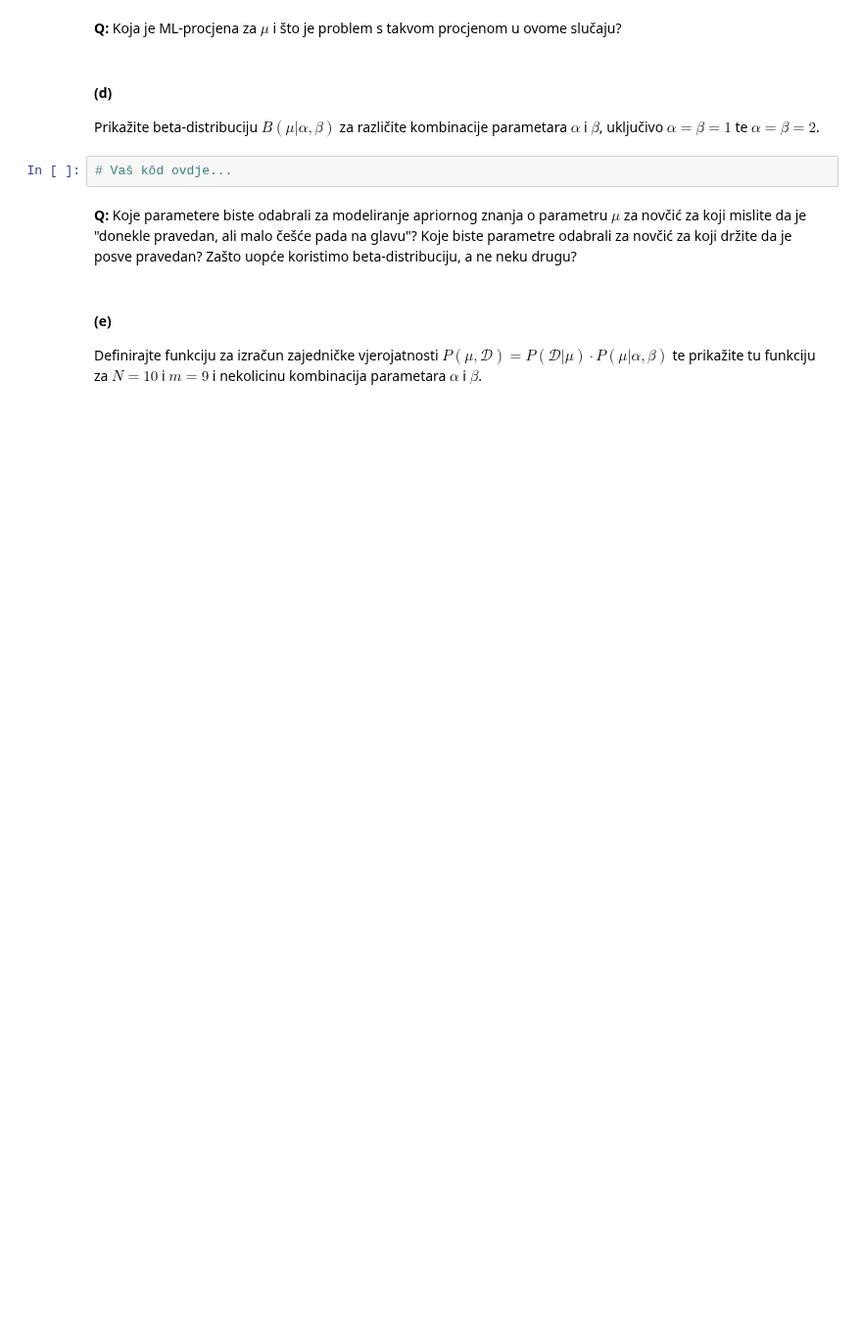
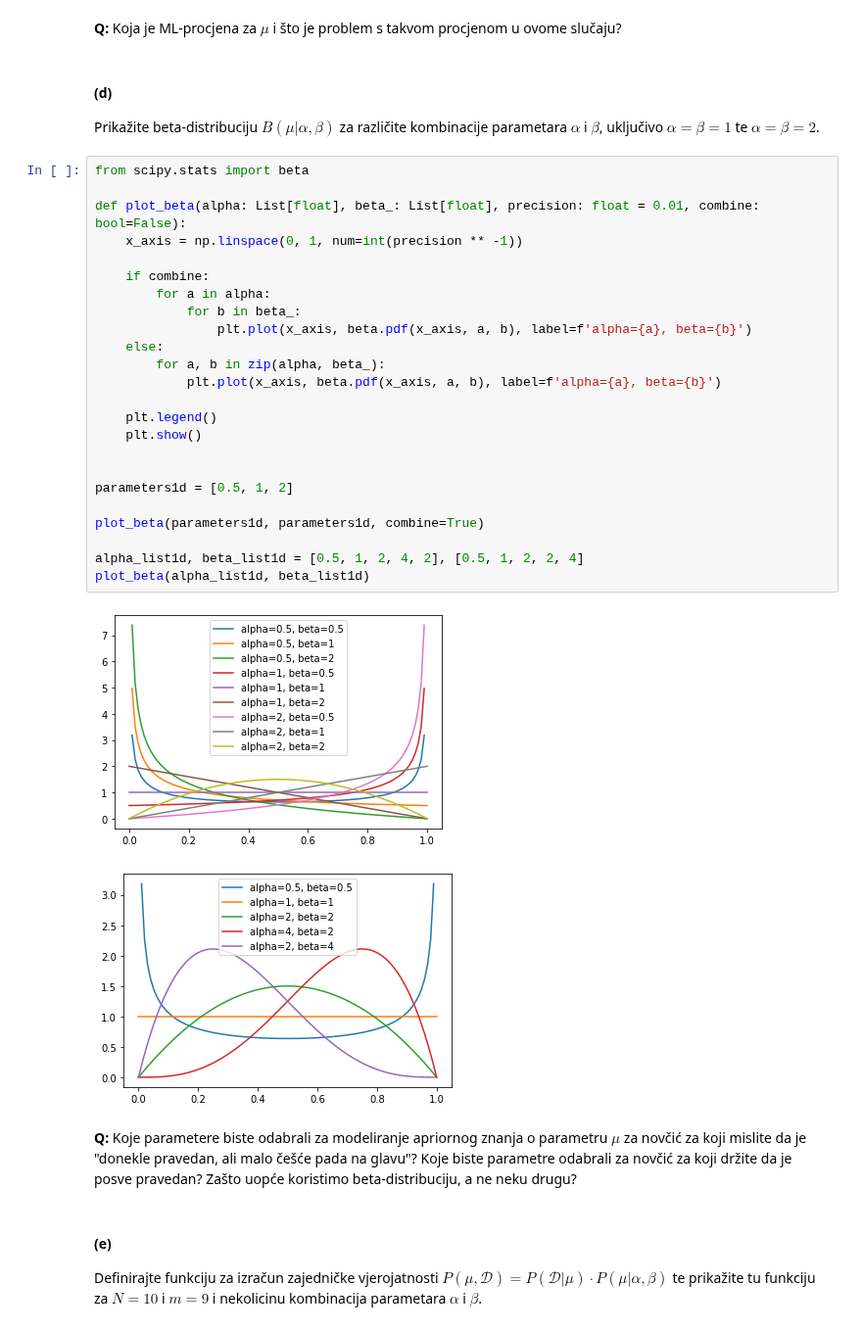
Before and after one commit to mateoim/su-lab-20-21, a Jupyter notebook: lab04/SU-2020-LAB04-0036509386.ipynb, the cells around one changed output. Shown at 98% size. Drawn from its saved outputs; the diff is of its cells as text; blank space fills up the shorter version.

```diff
--- a/lab04/SU-2020-LAB04-0036509386.ipynb
+++ b/lab04/SU-2020-LAB04-0036509386.ipynb
@@ -148,8 +165,33 @@ Prikažite funkciju $\mathcal{L}(\mu|N,m)$ za $N=10$ i $m=\{0,9\}$.
 #### (d)
 
 Prikažite beta-distribuciju $B(\mu|\alpha,\beta)$ za različite kombinacije parametara $\alpha$ i $\beta$, uključivo $\alpha=\beta=1$ te $\alpha=\beta=2$.
-# %%
-# Vaš kôd ovdje...
+# %%
+from scipy.stats import beta
+
+def plot_beta(alpha: List[float], beta_: List[float], precision: float = 0.01, combine: bool=False):
+    x_axis = np.linspace(0, 1, num=int(precision ** -1))
+
+    if combine:
+        for a in alpha:
+            for b in beta_:
+                plt.plot(x_axis, beta.pdf(x_axis, a, b), label=f'alpha={a}, beta={b}')
+    else:
+        for a, b in zip(alpha, beta_):
+            plt.plot(x_axis, beta.pdf(x_axis, a, b), label=f'alpha={a}, beta={b}')
+
+    plt.legend()
+    plt.show()
+
+
+parameters1d = [0.5, 1, 2]
+
+plot_beta(parameters1d, parameters1d, combine=True)
+
+alpha_list1d, beta_list1d = [0.5, 1, 2, 4, 2], [0.5, 1, 2, 2, 4]
+plot_beta(alpha_list1d, beta_list1d)
+# %% [output]
+[figure, added]
+[figure, added]
 # %% [markdown]
 **Q:** Koje parametere biste odabrali za modeliranje apriornog znanja o parametru $\mu$ za novčić za koji mislite da je "donekle pravedan, ali malo češće pada na glavu"? Koje biste parametre odabrali za novčić za koji držite da je posve pravedan? Zašto uopće koristimo beta-distribuciju, a ne neku drugu?
 # %% [markdown]
```
Also changed, not shown: parts of 14 cells of this notebook.
